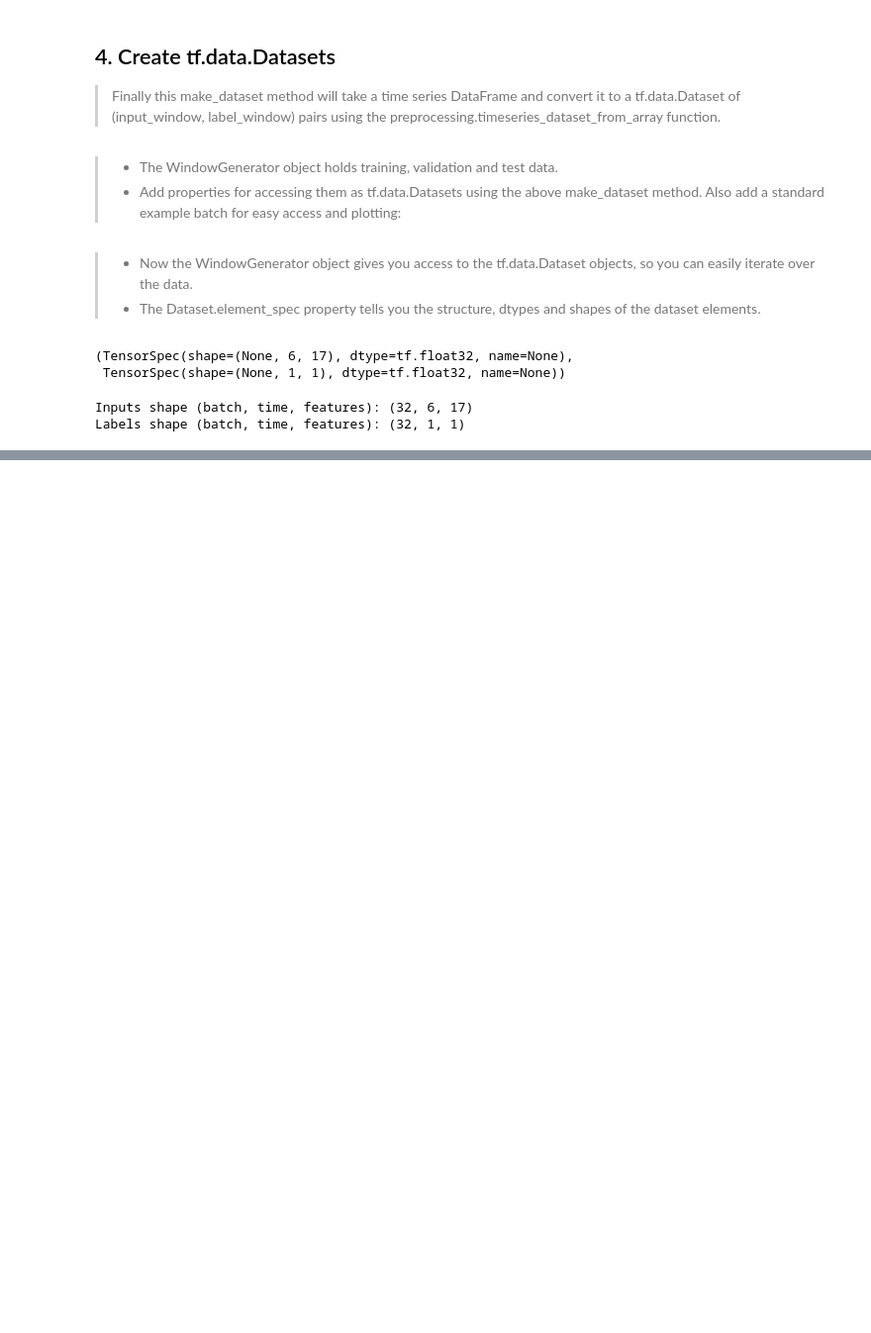
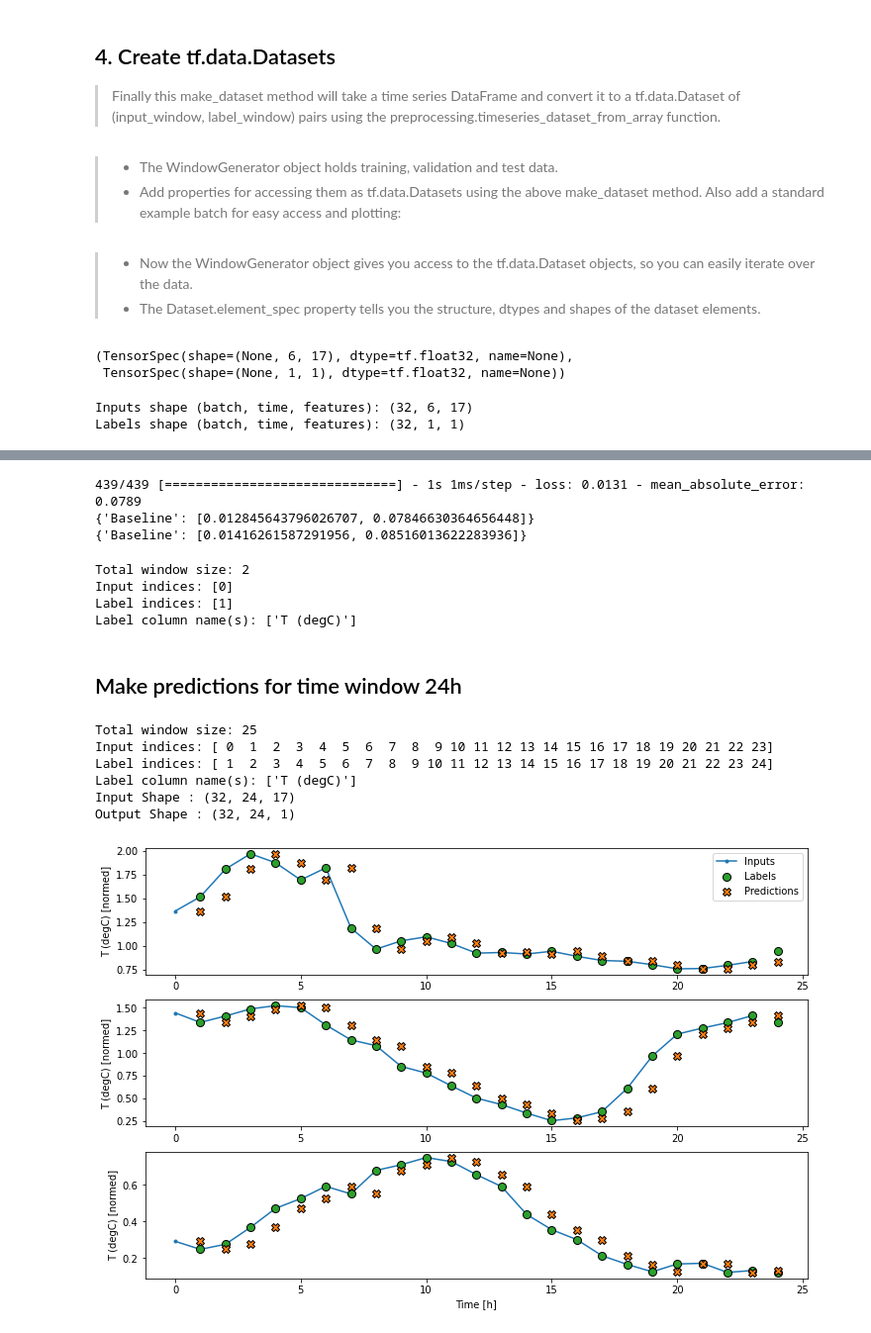
Before and after one commit to praneesh12/Deep-Learning-using-Keras, a Jupyter notebook: 1D-CNN_LSTM_TSF.ipynb, the cells around one changed output, grey strips where cells are left out. Shown at 99% size. Saved outputs shown, nothing was run; the diff lists cells and outputs as text; code cells hidden in the pictures; blank space fills up the shorter version.

```diff
--- a/1D-CNN_LSTM_TSF.ipynb
+++ b/1D-CNN_LSTM_TSF.ipynb
@@ -482,16 +482,16 @@ def train(self):
 
 @property
 def val(self):
-    return self.make_dataset(self.val)
+    return self.make_dataset(self.val_df)
 
 @property
 def test(self):
-    return self.make_dataset(self.test)
+    return self.make_dataset(self.test_df)
 
 @property
 def example(self):
     """Get and cache an example batch of `inputs, labels` for plotting."""
-    result = gettr(self, '_example', None)
+    result = getattr(self, '_example', None)
     if result is None:
         # No example batch was found, so get one from the `.train` dataset
         result = next(iter(self.train))
@@ -521,0 +562,53 @@ Labels shape (batch, time, features): (32, 1, 1)
+# %%
+class Baseline(tf.keras.Model):
+    def __init__(self, label_index=None):
+        super().__init__()
+        self.label_index=label_index
+
+    def call(self, inputs):
+        if self.label_index is None:
+            return inputs
+        results = inputs[:, :, self.label_index]
+        return results[:, :, tf.newaxis]
+# %%
+# Instantiate and evaluate this model
+baseline = Baseline(label_index=column_indices['T (degC)'])
+
+baseline.compile(loss=tf.losses.MeanSquaredError(),
+                 metrics=[tf.metrics.MeanAbsoluteError()])
+
+val_performance = {}
+performance = {}
+val_performance['Baseline'] = baseline.evaluate(single_step_window.val)
+performance['Baseline'] = baseline.evaluate(single_step_window.test, verbose=0)
+print(val_performance)
+print(performance)
+# %% [output]
+439/439 [==============================] - 1s 1ms/step - loss: 0.0131 - mean_absolute_error: 0.0789
+{'Baseline': [0.012845643796026707, 0.07846630364656448]}
+{'Baseline': [0.01416261587291956, 0.08516013622283936]}
+# %%
+single_step_window
+# %% [output]
+Total window size: 2
+Input indices: [0]
+Label indices: [1]
+Label column name(s): ['T (degC)']
+# %% [markdown]
+## Make predictions for time window 24h
+# %%
+one_day_window = WindowGenerator(input_width=24, label_width=24, shift=1,
+                   label_columns=['T (degC)'])
+print(one_day_window)
+
+print('Input Shape :',one_day_window.example[0].shape)
+print('Output Shape :',baseline(one_day_window.example[0]).shape)
+one_day_window.plot(baseline)
+# %% [output]
+Total window size: 25
+Input indices: [ 0  1  2  3  4  5  6  7  8  9 10 11 12 13 14 15 16 17 18 19 20 21 22 23]
+Label indices: [ 1  2  3  4  5  6  7  8  9 10 11 12 13 14 15 16 17 18 19 20 21 22 23 24]
+Label column name(s): ['T (degC)']
+Input Shape : (32, 24, 17)
+Output Shape : (32, 24, 1)
+[figure, added]
```
Also changed, not shown: parts of 20 cells of this notebook.
